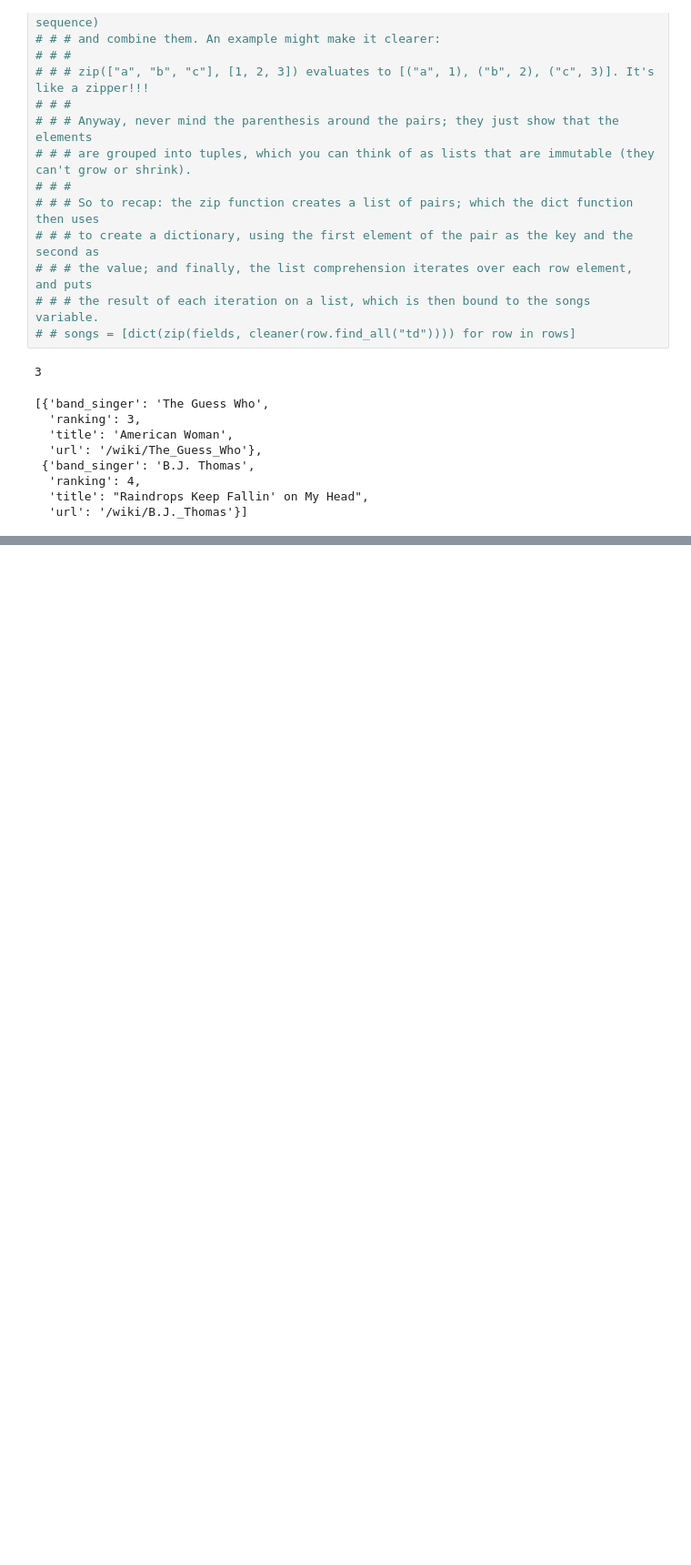
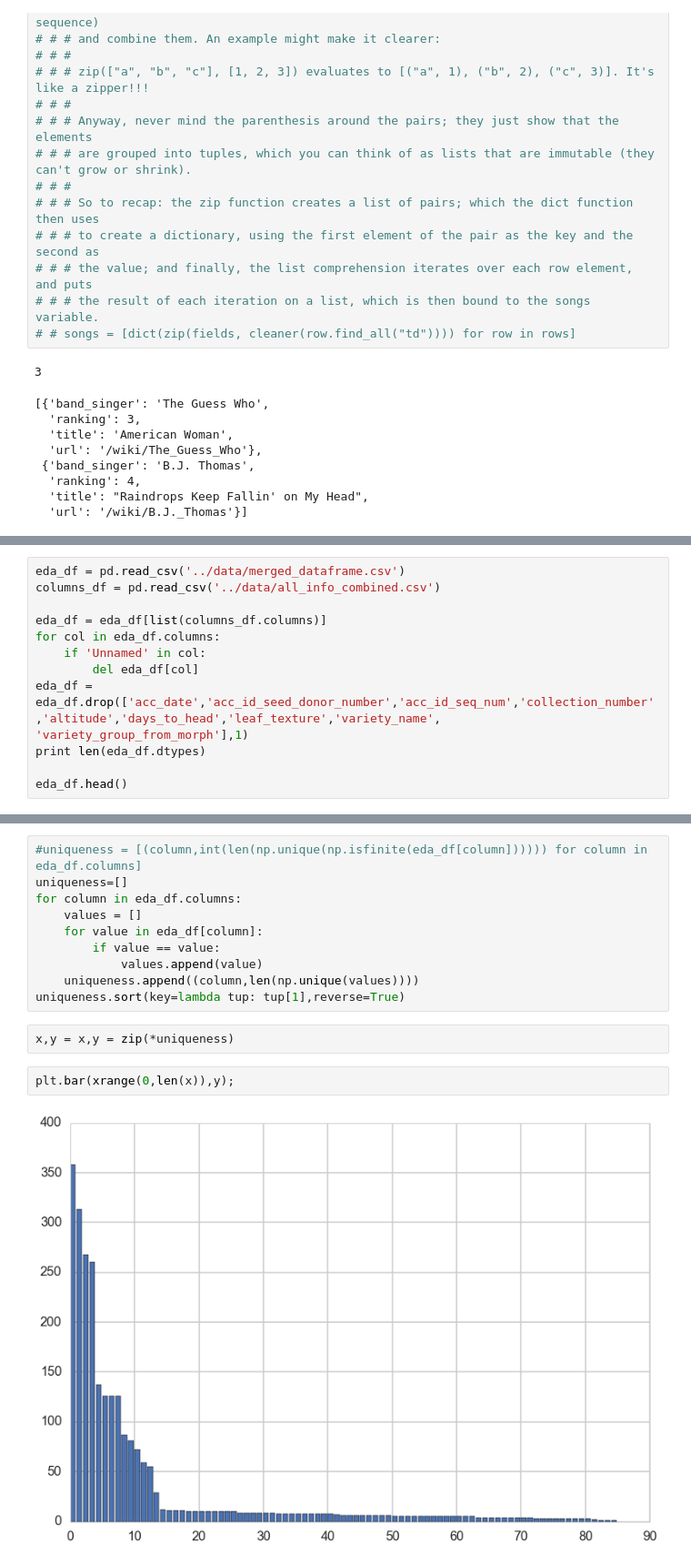
Before and after one commit to dylanpeterson/cs109-final-project, a Jupyter notebook: old_work/SCRAPING_Dylan.ipynb, the cells around one changed output, grey strips where cells are left out. Shown at 91% size. Drawn from its saved outputs; the diff is of its cells as text; blank space fills up the shorter version.

```diff
--- a/old_work/SCRAPING_Dylan.ipynb
+++ b/old_work/SCRAPING_Dylan.ipynb
@@ -560,0 +518,12 @@ for column in eda_df.columns:
+# %%
+eda_df = pd.read_csv('../data/merged_dataframe.csv')
+columns_df = pd.read_csv('../data/all_info_combined.csv')
+
+eda_df = eda_df[list(columns_df.columns)]
+for col in eda_df.columns:
+    if 'Unnamed' in col:
+        del eda_df[col]
+eda_df = eda_df.drop(['acc_date','acc_id_seed_donor_number','acc_id_seq_num','collection_number','altitude','days_to_head','leaf_texture','variety_name', 'variety_group_from_morph'],1)
+print len(eda_df.dtypes)
+
+eda_df.head()
@@ -560,0 +538,16 @@ for column in eda_df.columns:
+# %%
+#uniqueness = [(column,int(len(np.unique(np.isfinite(eda_df[column]))))) for column in eda_df.columns]
+uniqueness=[]
+for column in eda_df.columns:
+    values = []
+    for value in eda_df[column]:
+        if value == value:
+            values.append(value)
+    uniqueness.append((column,len(np.unique(values))))
+uniqueness.sort(key=lambda tup: tup[1],reverse=True)
+# %%
+x,y = x,y = zip(*uniqueness)
+# %%
+plt.bar(xrange(0,len(x)),y);
+# %% [output]
+[figure, added]
```
Also changed, not shown: parts of 6 cells of this notebook, 2 other files.
